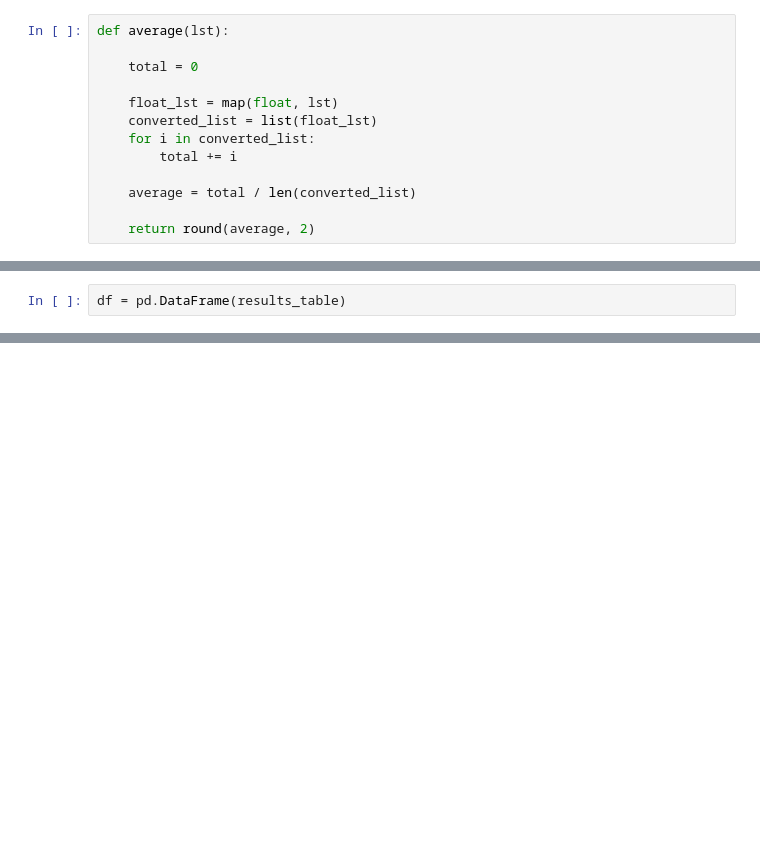
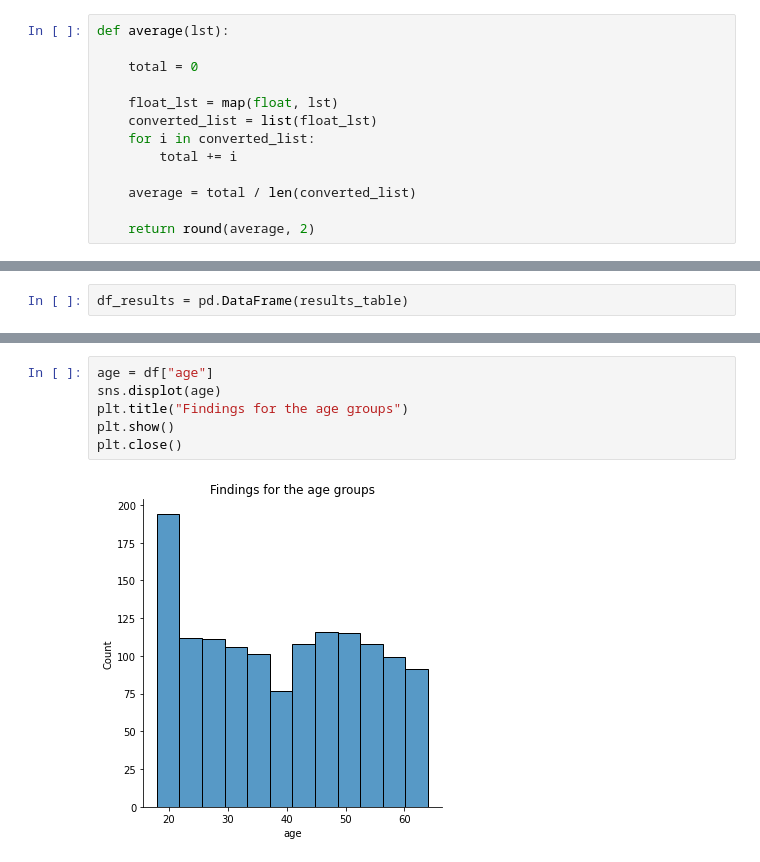
Before and after one commit to antonybest/Medical-insurance-dataset-jupyter, a Jupyter notebook: us-medical-insurance-costs.ipynb, the cells around one changed output, grey strips where cells are left out. Cells and saved outputs as stored; diff of their text form; blank space fills up the shorter version.

Commit message:
Update us-medical-insurance-costs.ipynb
added graphs to visualise easily

```diff
--- a/us-medical-insurance-costs.ipynb
+++ b/us-medical-insurance-costs.ipynb
@@ -314,5 +315,5 @@ results_table = {
 "MAX" : [max(age), max(sex), max(bmi), max(smoker), max(region), max(max_charge)],
 }
 # %%
-df = pd.DataFrame(results_table)
+df_results = pd.DataFrame(results_table)
 # %% [markdown]
@@ -329,0 +334,8 @@ print(df)
+# %%
+age = df["age"]
+sns.displot(age)
+plt.title("Findings for the age groups")
+plt.show()
+plt.close()
+# %% [output]
+[figure, added]
```
Also changed, not shown: parts of 13 cells of this notebook.
